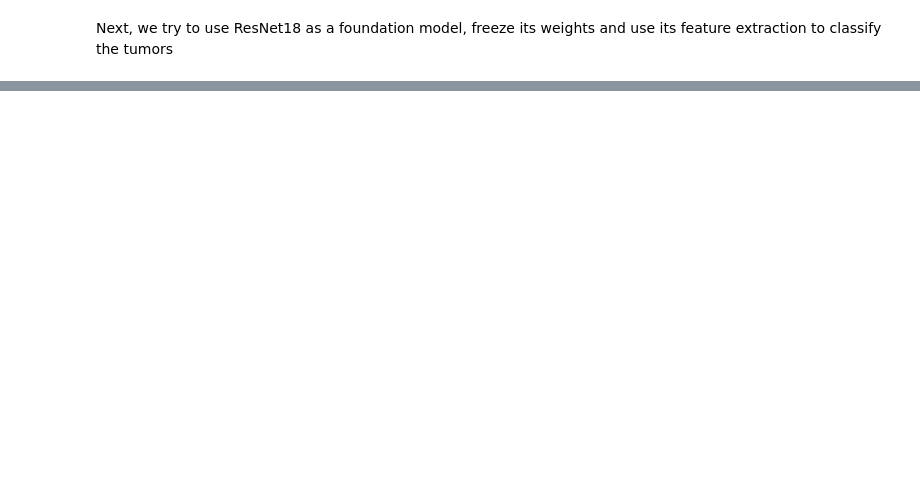
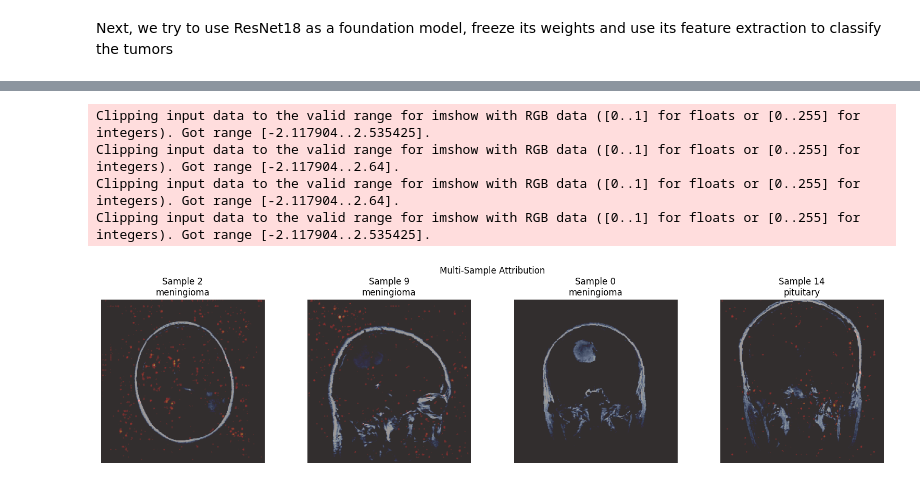
Before and after one commit to Sgouwens/deeplearning, a Jupyter notebook: Brain Cancer classification.ipynb, the cells around one changed output, grey strips where cells are left out. Drawn from its saved outputs; the diff is of its cells as text; code cells hidden in the pictures; blank space fills up the shorter version.

```diff
--- a/Brain Cancer classification.ipynb
+++ b/Brain Cancer classification.ipynb
@@ -313,7 +346,9 @@ class BrainTumorResNet18(nn.Module):
         num_features = self.resnet.fc.in_features
 
         self.resnet.fc = nn.Sequential(
-            nn.Linear(num_features, 4),
+            nn.Linear(num_features, num_features // 2),
+            nn.LeakyReLU(),
+            nn.Linear(num_features // 2, 4),
             nn.Sigmoid()
         )
 
@@ -338,7 +373,7 @@ optimizer = optim.Adam(filter(lambda p: p.requires_grad, model.parameters()), lr
 criterion = nn.CrossEntropyLoss()
 
 # Training loop
-num_epochs = 20
+num_epochs = 50
 pbar = tqdm(range(num_epochs), desc="Training Progress")
 for epoch in pbar:
     starting_time = time.time()
@@ -348,7 +383,7 @@ for epoch in pbar:
     correct = 0  # For testing
 
     model.train()
-    batch_loader = tqdm(train_loader, desc=f"Epoch {epoch+1}/{num_epochs}", leave=True)
+    batch_loader = tqdm(train_loader, desc=f"Epoch {epoch+1}/{num_epochs}", leave=False)
     for inputs, labels in batch_loader:
         inputs, labels = inputs.to(device), labels.to(device)
 
@@ -368,7 +403,7 @@ for epoch in pbar:
     epoch_loss = running_loss / len(train_loader)
     epoch_accuracy = correct_predictions / total_predictions
 
-    # Adding the test accuracy (at the cost of computational speed)
+    # Adding the test accuracy (takes a bit longer)
     model.eval()
     with torch.no_grad():
         for inputs, labels in test_loader:
@@ -387,10 +422,7 @@ for epoch in pbar:
     pbar.set_postfix_str(log_message)
 
 # Save model
-torch.save(model.state_dict(), "simple_brain_cancer_convolutional_model2.pth")
+torch.save(model.state_dict(), "simple_brain_cancer_convolutional_model_resnet18.pth")
 
-# Plot training and testing accuracy
-epochs = range(len(model.training_accuracy))
-plt.figure(figsize=(10, 6))
-plt.plot(epochs, model.training_accuracy, 'b-', label='Training Accuracy')
-plt.plot(epochs, model.testing_accuracy, 'r-', label='Testing Accuracy')
+plt.plot(range(num_epochs), model.training_accuracy, label='Training Accuracy')
+plt.plot(range(num_epochs), model.testing_accuracy, label='Testing Accuracy')
@@ -396,0 +432,12 @@ plt.plot(epochs, model.testing_accuracy, 'r-', label='Testing Accuracy')
+# %%
+# idx = torch.randperm(16)[:4]
+ig = integrated_gradients(batch[0], model)
+ig = torch.where(ig < 0.05, 0, ig)
+
+show_attribution_overlays(batch[0], ig, batch[1], idx, model, "Multi-Sample Attribution")
+# %% [output]
+Clipping input data to the valid range for imshow with RGB data ([0..1] for floats or [0..255] for integers). Got range [-2.117904..2.535425].
+Clipping input data to the valid range for imshow with RGB data ([0..1] for floats or [0..255] for integers). Got range [-2.117904..2.64].
+Clipping input data to the valid range for imshow with RGB data ([0..1] for floats or [0..255] for integers). Got range [-2.117904..2.64].
+Clipping input data to the valid range for imshow with RGB data ([0..1] for floats or [0..255] for integers). Got range [-2.117904..2.535425].
+[figure, added]
```
Also changed, not shown: parts of 13 cells of this notebook.
